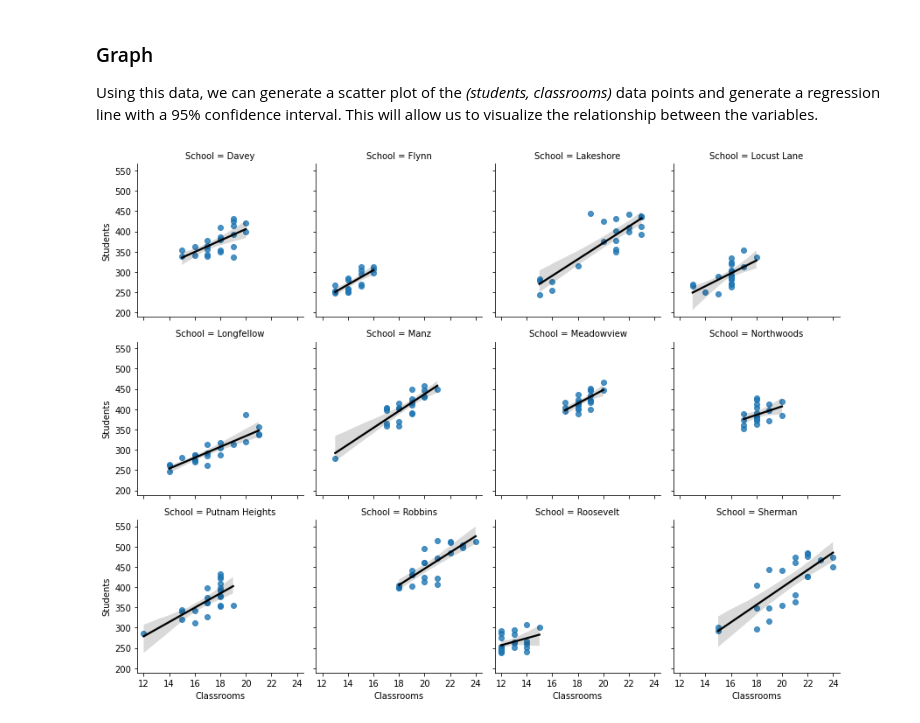
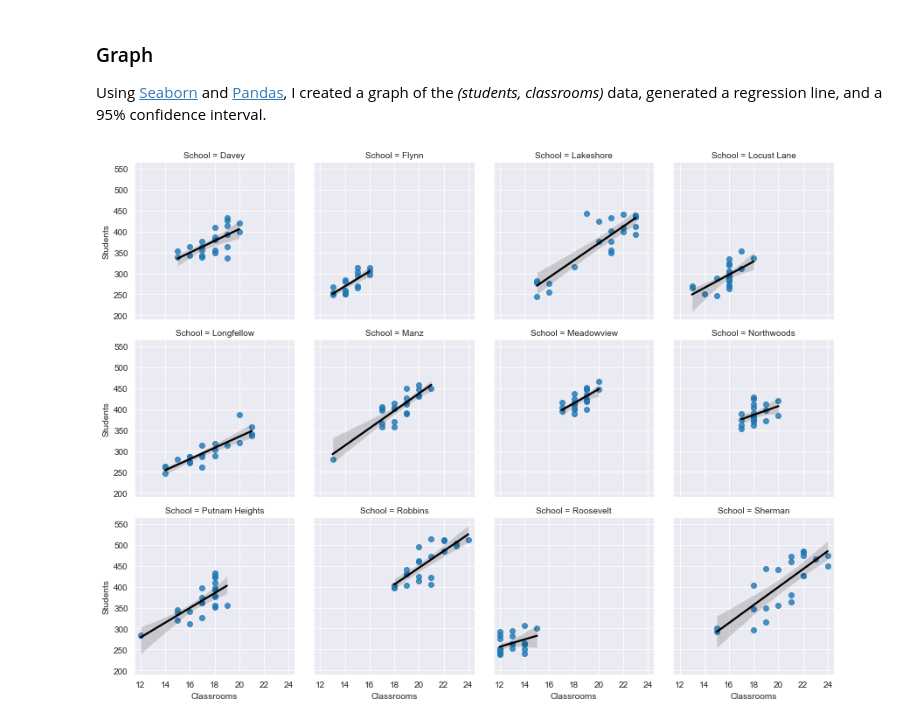
Before and after one commit to toxygene/ecasd-enrollment, a Jupyter notebook: Linear Regression of Yearly School Population and Classroom Usage.ipynb, the cells around one changed output. Drawn from its saved outputs; the diff is of its cells as text; code cells hidden in the pictures.

```diff
--- a/Linear Regression of Yearly School Population and Classroom Usage.ipynb
+++ b/Linear Regression of Yearly School Population and Classroom Usage.ipynb
@@ -55,14 +59,16 @@ print(df)
 [260 rows x 4 columns]
 # %% [markdown]
 ### Graph
-Using this data, we can generate a scatter plot of the *(students, classrooms)* data points and generate a regression line with a 95% confidence interval. This will allow us to visualize the relationship between the variables.
+Using [Seaborn](https://seaborn.pydata.org/) and [Pandas](https://pandas.pydata.org/), I created a graph of the *(students, classrooms)* data, generated a regression line, and a 95% confidence interval.
 # %%
 import seaborn as sns
 import matplotlib.pyplot as plt
+
+sns.set_style("darkgrid")
 
 g = sns.lmplot(x="Classrooms", y="Students", col="School", col_wrap=4, data=df, height=3, line_kws={"color": "black"})
 g.set(xlim=(11.5, 24.5))
 g.set(xticks=range(12, 25, 2))
 plt.show()
 # %% [output]
-[figure, old version]
+[figure, new version]
```
Also changed, not shown: parts of 38 cells of this notebook.
